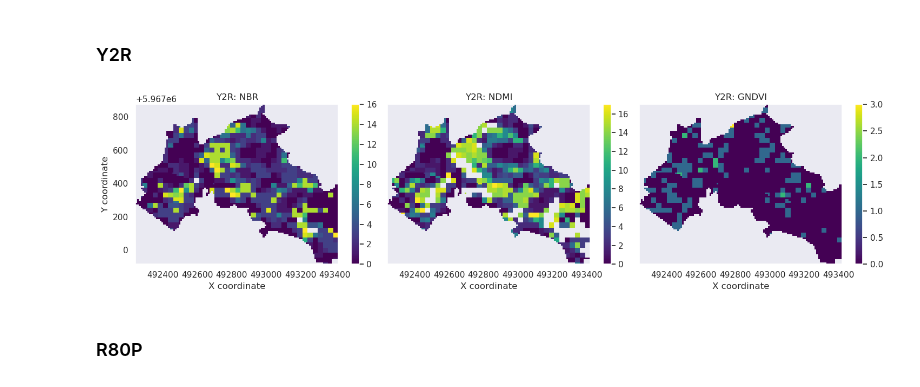
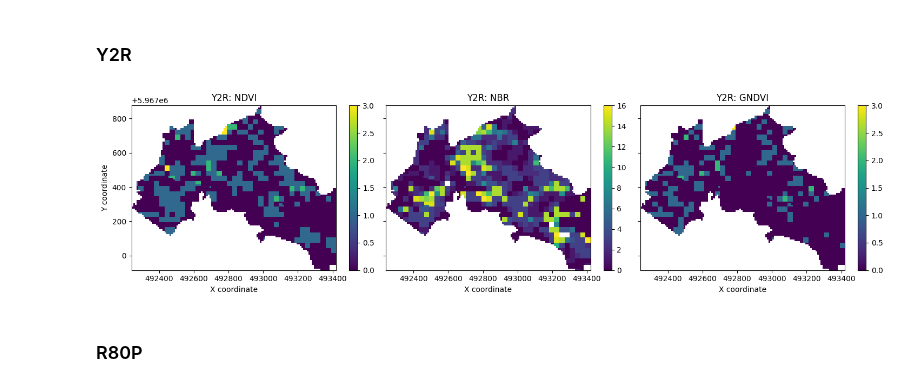
Before and after one commit to PEOPLE-ER/spectral-recovery, a Jupyter notebook: docs/overview_API.ipynb, the cells around one changed output. Cells and saved outputs as stored; diff of their text form; code cells hidden in the pictures.

```diff
--- a/docs/overview_API.ipynb
+++ b/docs/overview_API.ipynb
@@ -41,7 +38,7 @@ Each composite can contain multiple bands but each band must be present in all c
 # %% [markdown]
 The set of annual composites that we'll be using in this notebook was created using the [GEE BAP tool](https://github.com/saveriofrancini/bap).
 # %%
-composite_stack = sr.read_and_stack_tifs(
+composite_stack = sr.read_timeseries(
     "test_data/annual_composites/landsat",
     platform=["Landsat-TM", "Landsat-ETM+", "Landsat-OLI"],
     band_names={1: "blue", 2: "green", 3: "red", 4: "nir", 5: "swir16", 6: "swir22"},
@@ -65,6 +57,6 @@ Read your restoration polygon using GeoPandas
 # %%
 import geopandas as gpd
 
-restoration_poly = gpd.read_file("test_data/wildfire_516.gpkg")
-restoration_poly.plot(figsize=(2, 2)).set_title("Test restoration polygon")
+restoration_poly = sr.read_restoration_polygons("test_data/wildfire_516.gpkg")
+restoration_poly
 # %% [output]
@@ -105,13 +93,13 @@ ra_hist_polygon = sr.RestorationArea(
 per_pixel_method = sr.targets.MedianTarget(scale="pixel")
 
 # To compute recovery targets at the pixel scale, pass the parameterized method.
-ra_hist_pixel = sr.RestorationArea(
-    restoration_polygon=restoration_poly,
-    disturbance_start=disturbance_start,
-    restoration_start=restoration_start,
-    reference_years=reference_years,
-    composite_stack=indices_stack,
-    recovery_target_method=per_pixel_method
+recovery_metrics_pixel_target = sr.compute_metrics(
+    timeseries_data=composite_stack,
+    restoration_polygons=restoration_poly,
+    metrics=["Y2R", "dNBR", "R80P", "YrYr"],
+    indices=["NDVI", "NBR", "GNDVI"],
+    recovery_target_method=per_pixel_method,
+    timestep=4
 )
 # %% [markdown]
 You can visualize the spectral trajectory of your RestorationArea using the `plot_spectral_trajectory` function. If you want to write the plot to file, pass your desired path to the function.
@@ -165,7 +164,7 @@ Now that we have our RestorationArea defined, computing recovery metrics is as s
 # %%
-y2r = ra_hist_pixel.y2r()
+y2r = recovery_metrics_pixel_target.sel(metric=["Y2R"])
 plot_metrics(y2r)
 # %% [output]
-[figure, old version]
+[figure, new version]
 # %% [markdown]
 ### R80P
```
Also changed, not shown: parts of 32 cells of this notebook.
